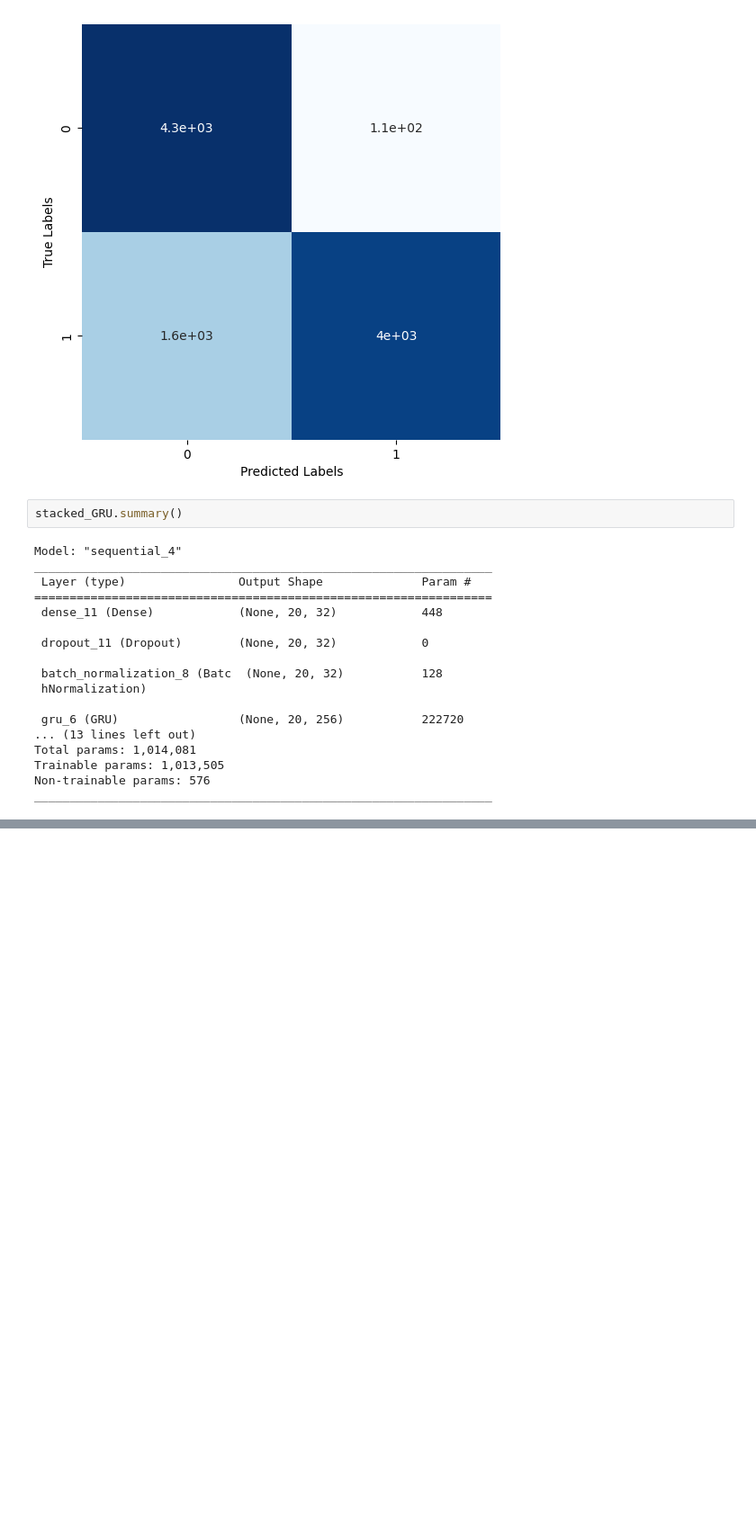
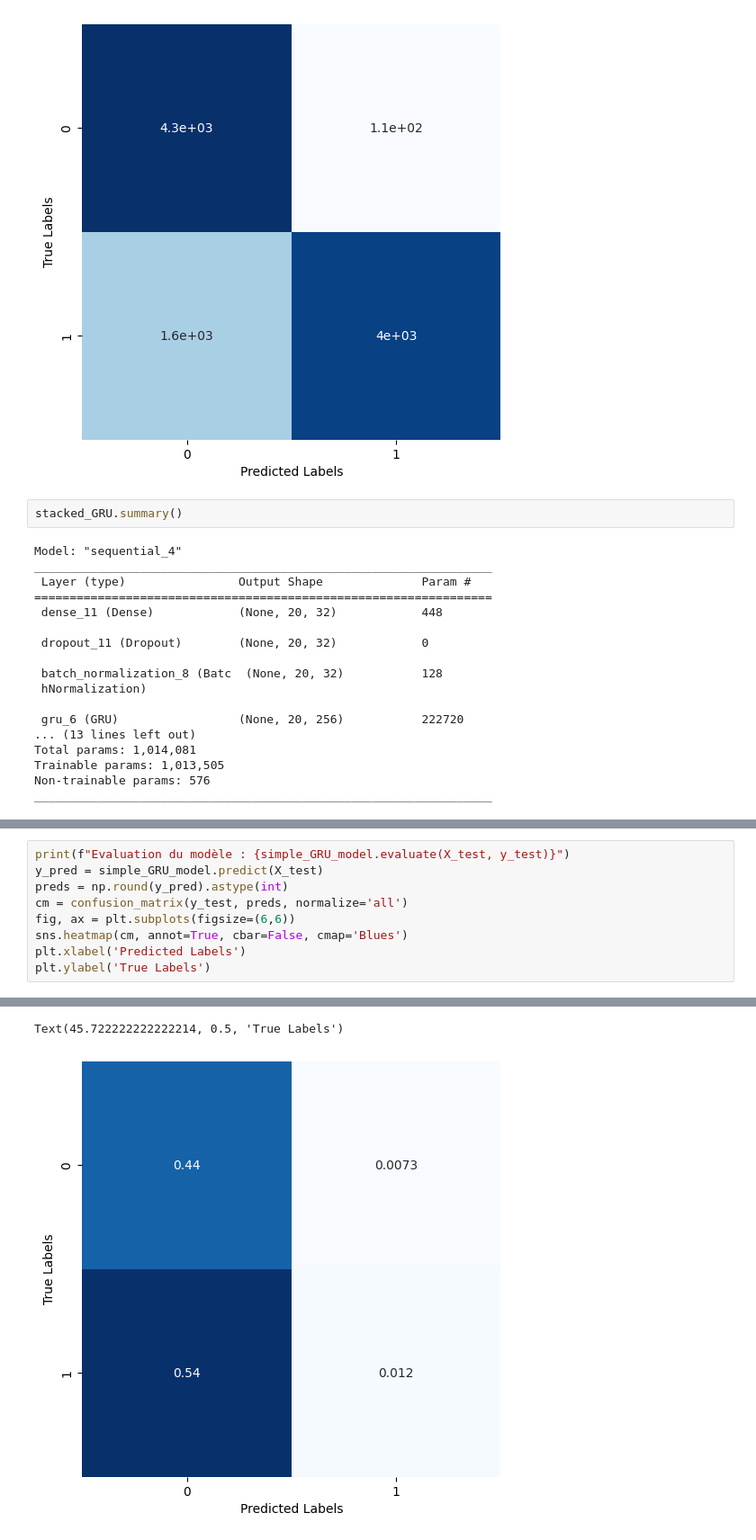
Before and after one commit to benmessao/PFE, a Jupyter notebook: source/deep learning/sequence_creation.ipynb, the cells around one changed output, grey strips where cells are left out. Shown at 90% size. Cells and saved outputs as stored; diff of their text form; blank space fills up the shorter version.

```diff
--- a/source/deep learning/sequence_creation.ipynb
+++ b/source/deep learning/sequence_creation.ipynb
@@ -967,0 +657,10 @@ Epoch 9/10
+# %%
+print(f"Evaluation du modèle : {simple_GRU_model.evaluate(X_test, y_test)}")
+y_pred = simple_GRU_model.predict(X_test)
+preds = np.round(y_pred).astype(int)
+cm = confusion_matrix(y_test, preds, normalize='all')
+fig, ax = plt.subplots(figsize=(6,6))
+sns.heatmap(cm, annot=True, cbar=False, cmap='Blues')
+plt.xlabel('Predicted Labels')
+plt.ylabel('True Labels')
+# %% [output]
@@ -968,3 +670,5 @@ Epoch 9/10
+Text(45.722222222222214, 0.5, 'True Labels')
+[figure, added]
 # %%
 history_df = pd.DataFrame(history.history)
 history_df.loc[:, ['accuracy', 'val_accuracy']].plot()
```
Also changed, not shown: parts of 63 cells of this notebook, 2 other files.
